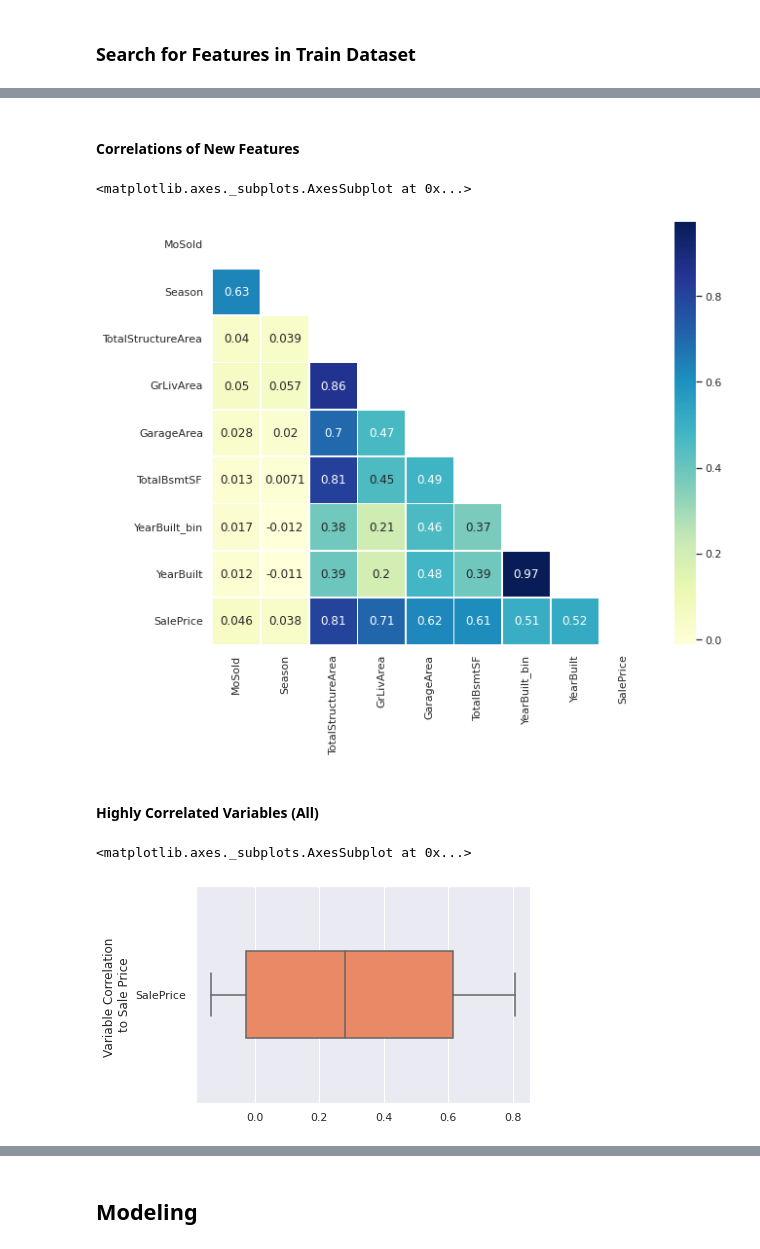
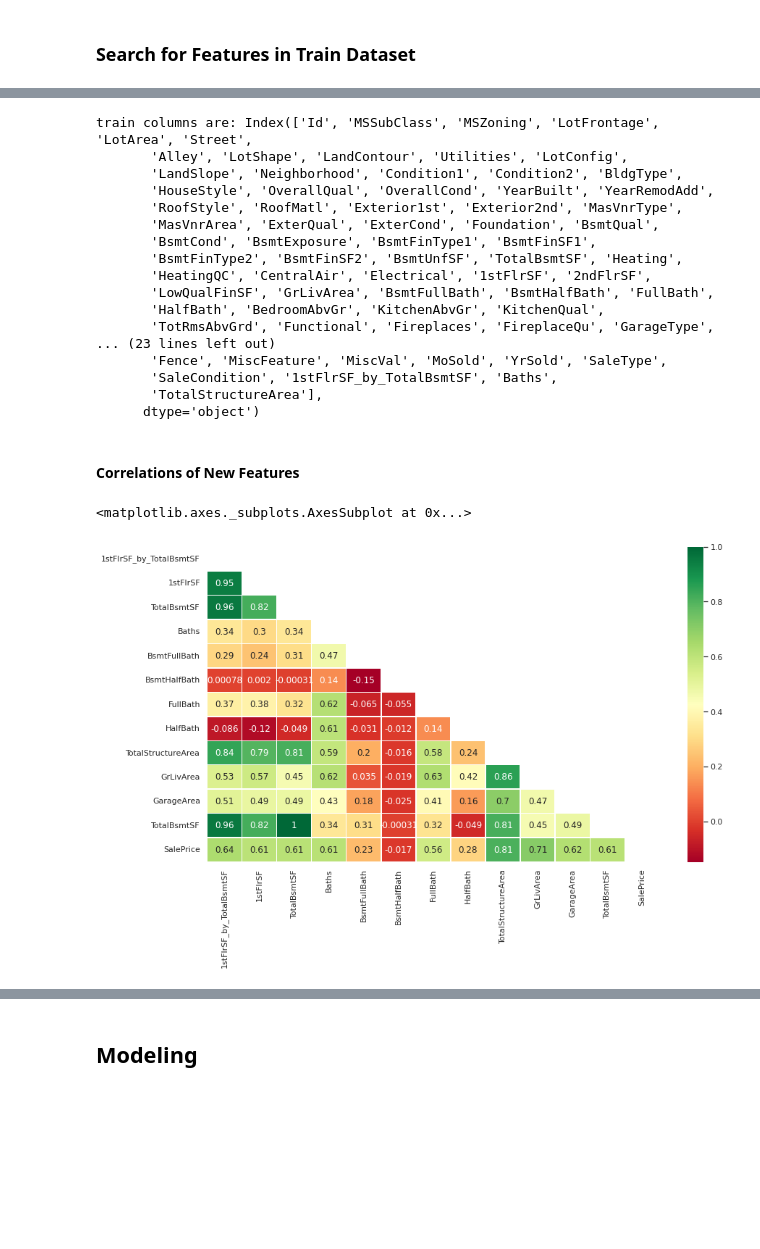
Before and after one commit to oimartin/Predicting_House_Prices, a Jupyter notebook: predicting_home_prices.ipynb, the cells around one changed output, grey strips where cells are left out. Cells and saved outputs as stored; diff of their text form; code cells hidden in the pictures; blank space fills up the shorter version.

```diff
--- a/predicting_home_prices.ipynb
+++ b/predicting_home_prices.ipynb
@@ -618,0 +477,10 @@ def histplot (data_frame, features):
+# %%
+train_corr = SF_1stFlr_Bsmt(train_corr)
+train = SF_1stFlr_Bsmt(train)
+test = SF_1stFlr_Bsmt(test)
+# %%
+def Baths (data_frame):
+  data_frame['Baths'] = data_frame['BsmtFullBath'] + data_frame['BsmtHalfBath'] + data_frame['FullBath'] + data_frame['HalfBath']
+  return data_frame
+
+Baths(train_corr)[['Baths', 'BsmtFullBath', 'BsmtHalfBath', 'FullBath', 'HalfBath','SalePrice']].corr()
@@ -618,0 +495,4 @@ def histplot (data_frame, features):
+# %%
+train_corr = Baths(train_corr)
+train = Baths(train)
+test = Baths(test)
@@ -619,19 +514,35 @@ def histplot (data_frame, features):
+# %%
+train_corr = combined_area(train_corr)
+train = combined_area(train)
+test = combined_area(test)
+# %%
+print(f"train columns are: {train.columns}")
+print(f"\ntest columns are: {test.columns}")
+# %% [output]
+train columns are: Index(['Id', 'MSSubClass', 'MSZoning', 'LotFrontage', 'LotArea', 'Street',
+       'Alley', 'LotShape', 'LandContour', 'Utilities', 'LotConfig',
+       'LandSlope', 'Neighborhood', 'Condition1', 'Condition2', 'BldgType',
+       'HouseStyle', 'OverallQual', 'OverallCond', 'YearBuilt', 'YearRemodAdd',
+       'RoofStyle', 'RoofMatl', 'Exterior1st', 'Exterior2nd', 'MasVnrType',
+       'MasVnrArea', 'ExterQual', 'ExterCond', 'Foundation', 'BsmtQual',
+       'BsmtCond', 'BsmtExposure', 'BsmtFinType1', 'BsmtFinSF1',
+       'BsmtFinType2', 'BsmtFinSF2', 'BsmtUnfSF', 'TotalBsmtSF', 'Heating',
+       'HeatingQC', 'CentralAir', 'Electrical', '1stFlrSF', '2ndFlrSF',
+       'LowQualFinSF', 'GrLivArea', 'BsmtFullBath', 'BsmtHalfBath', 'FullBath',
+       'HalfBath', 'BedroomAbvGr', 'KitchenAbvGr', 'KitchenQual',
+       'TotRmsAbvGrd', 'Functional', 'Fireplaces', 'FireplaceQu', 'GarageType',
+... (23 lines left out)
+       'Fence', 'MiscFeature', 'MiscVal', 'MoSold', 'YrSold', 'SaleType',
+       'SaleCondition', '1stFlrSF_by_TotalBsmtSF', 'Baths',
+       'TotalStructureArea'],
+      dtype='object')
 # %% [markdown]
 #### Correlations of New Features
 # %%
-created_features = ['MoSold', 'Season', 'TotalStructureArea',
-                      'GrLivArea', 'GarageArea', 'TotalBsmtSF',
-                      'YearBuilt_bin', 'YearBuilt', 'SalePrice']
-mask_corr_graph(train_corr, created_features)
+created_features = ['1stFlrSF_by_TotalBsmtSF', '1stFlrSF', 'TotalBsmtSF',
+                      'Baths', 'BsmtFullBath', 'BsmtHalfBath',
+                      'FullBath', 'HalfBath','TotalStructureArea' , 'GrLivArea', 'GarageArea', 'TotalBsmtSF','SalePrice']
+mask_corr_graph(train_corr, created_features, fig_size=(14, 8))
 # %% [output]
 <matplotlib.axes._subplots.AxesSubplot at 0x...>
-[figure, old version]
+[figure, new version]
-# %% [markdown]
-#### Highly Correlated Variables (All)
-# %%
-
-# Show trend of correlations so far
-graph_corr(correlation(train_corr, 'SalePrice', 'Id')[1])
-# %% [output]
-<matplotlib.axes._subplots.AxesSubplot at 0x...>
-[figure, removed]
```
Also changed, not shown: parts of 91 cells of this notebook.
